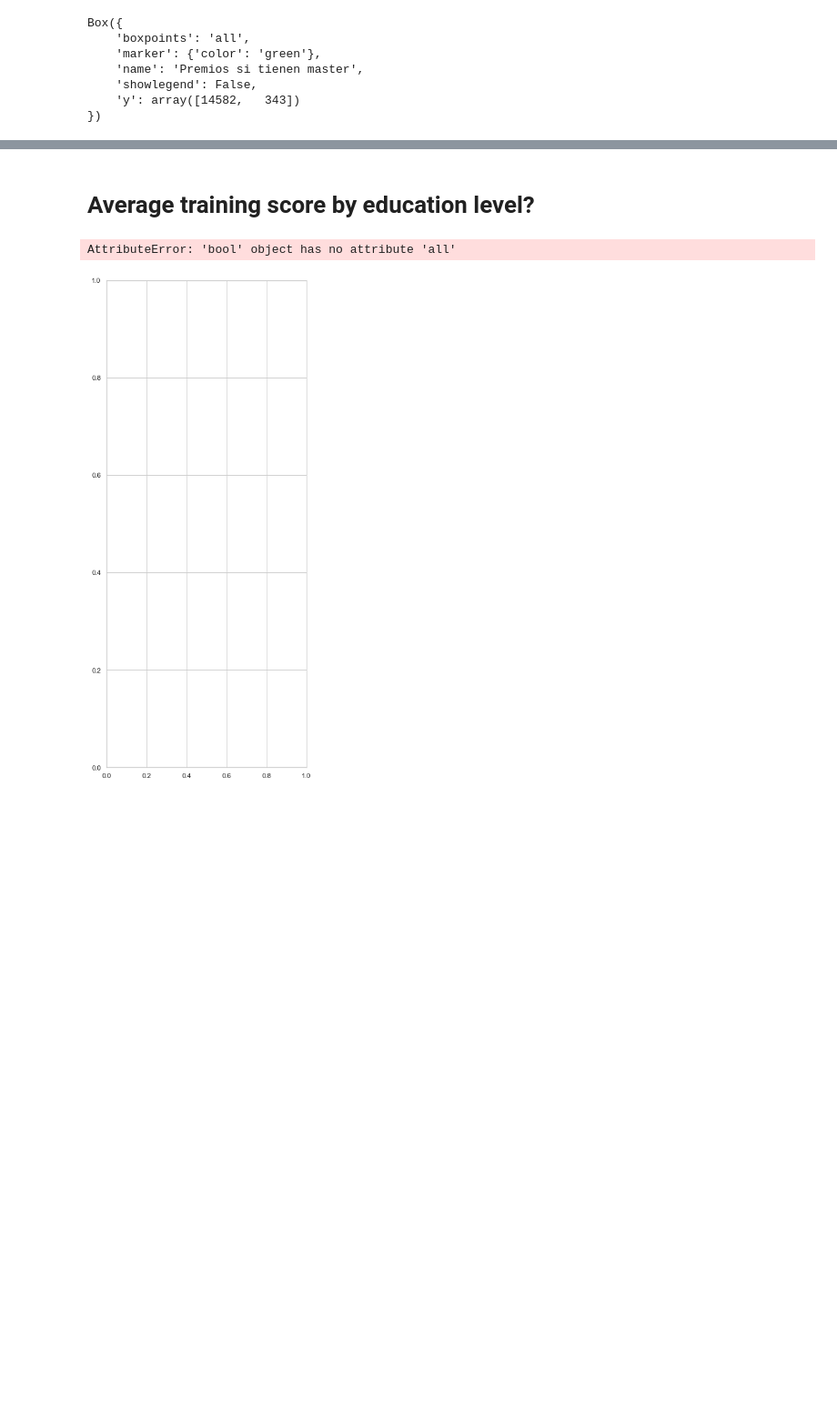
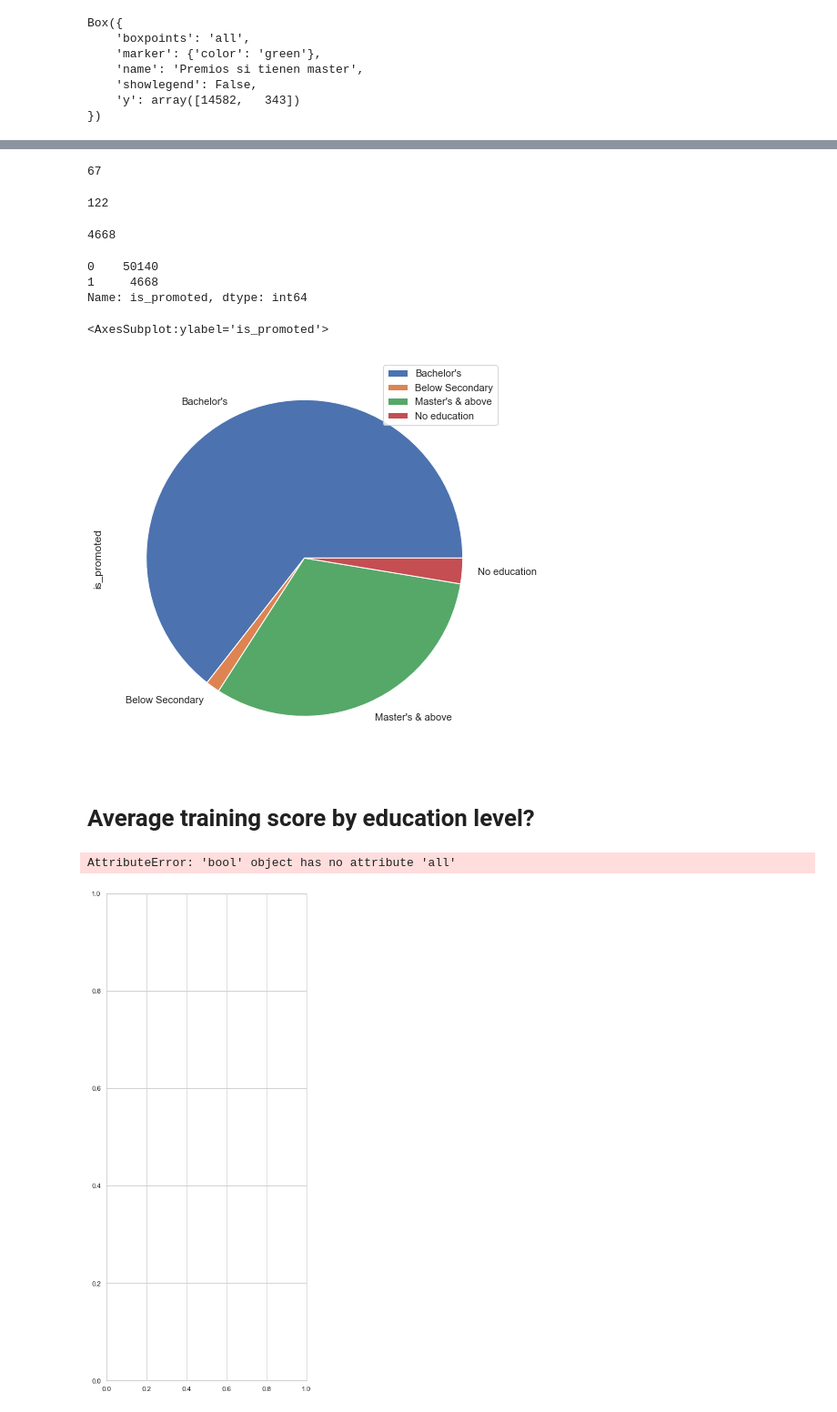
Before and after one commit to noriolg/HR-promocion-empleados, a Jupyter notebook: EDA/Answering Questions - Laura.ipynb, the cells around one changed output, grey strips where cells are left out. Shown at 91% size. Drawn from its saved outputs; the diff is of its cells as text; code cells hidden in the pictures; blank space fills up the shorter version.

```diff
--- a/EDA/Answering Questions - Laura.ipynb
+++ b/EDA/Answering Questions - Laura.ipynb
@@ -84,0 +141,22 @@ AttributeError: module 'plotly.graph_objects' has no attribute 'show'
+# %%
+values_below_secondary = (df[df["education"] == "Below Secondary"]["is_promoted"].value_counts())
+
+values_below_secondary[1]
+# %% [output]
+67
+# %%
+values_no_education = (df[df["education"] == "No education"]["is_promoted"].value_counts())
+
+values_no_education[1]
+# %% [output]
+122
+# %%
+122+67+3008+1471
+# %% [output]
+4668
+# %%
+df['is_promoted'].value_counts()
+# %% [output]
+0    50140
+1     4668
+Name: is_promoted, dtype: int64
@@ -85,3 +167,8 @@ AttributeError: module 'plotly.graph_objects' has no attribute 'show'
+# %%
+df.groupby(['education']).sum().plot(kind='pie', y='is_promoted')
+# %% [output]
+<AxesSubplot:ylabel='is_promoted'>
+[figure, added]
 # %% [markdown]
 # Average training score by education level?
 # %%
```
Also changed, not shown: parts of 18 cells of this notebook.
